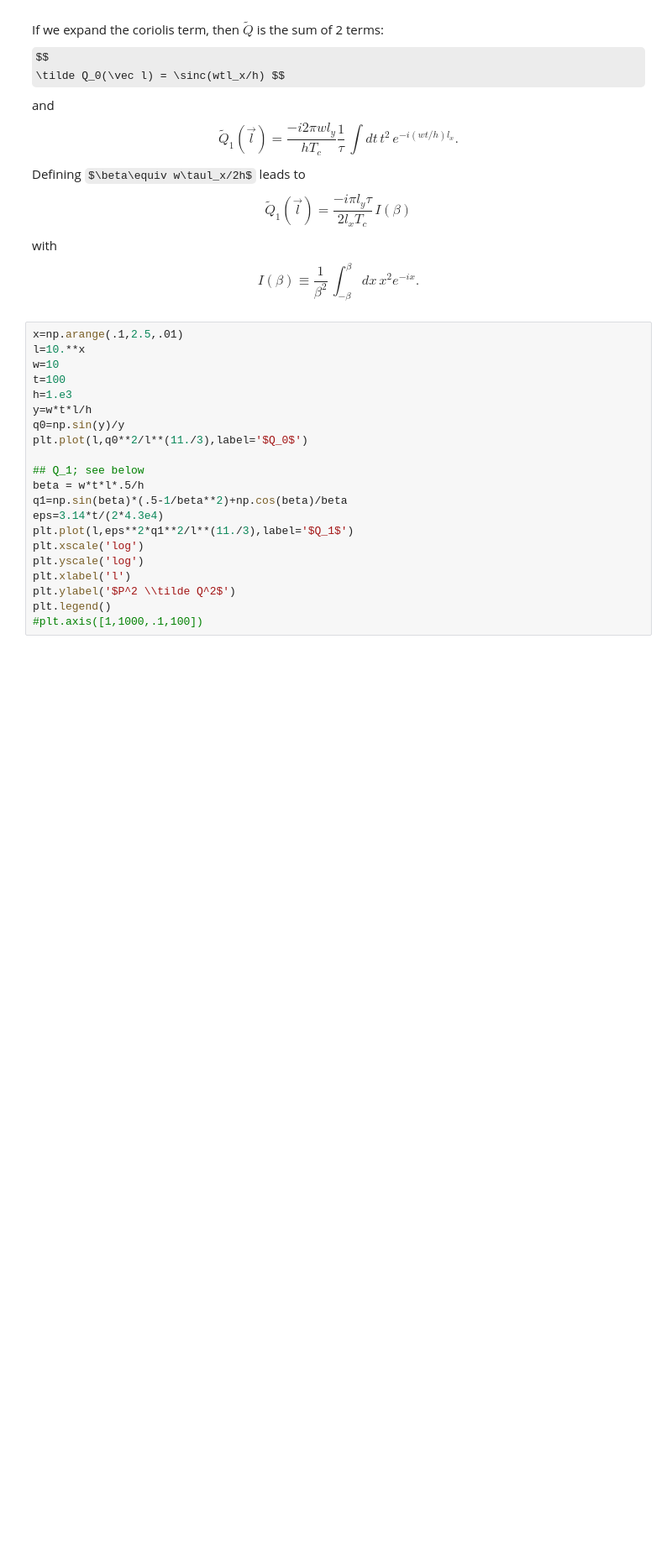
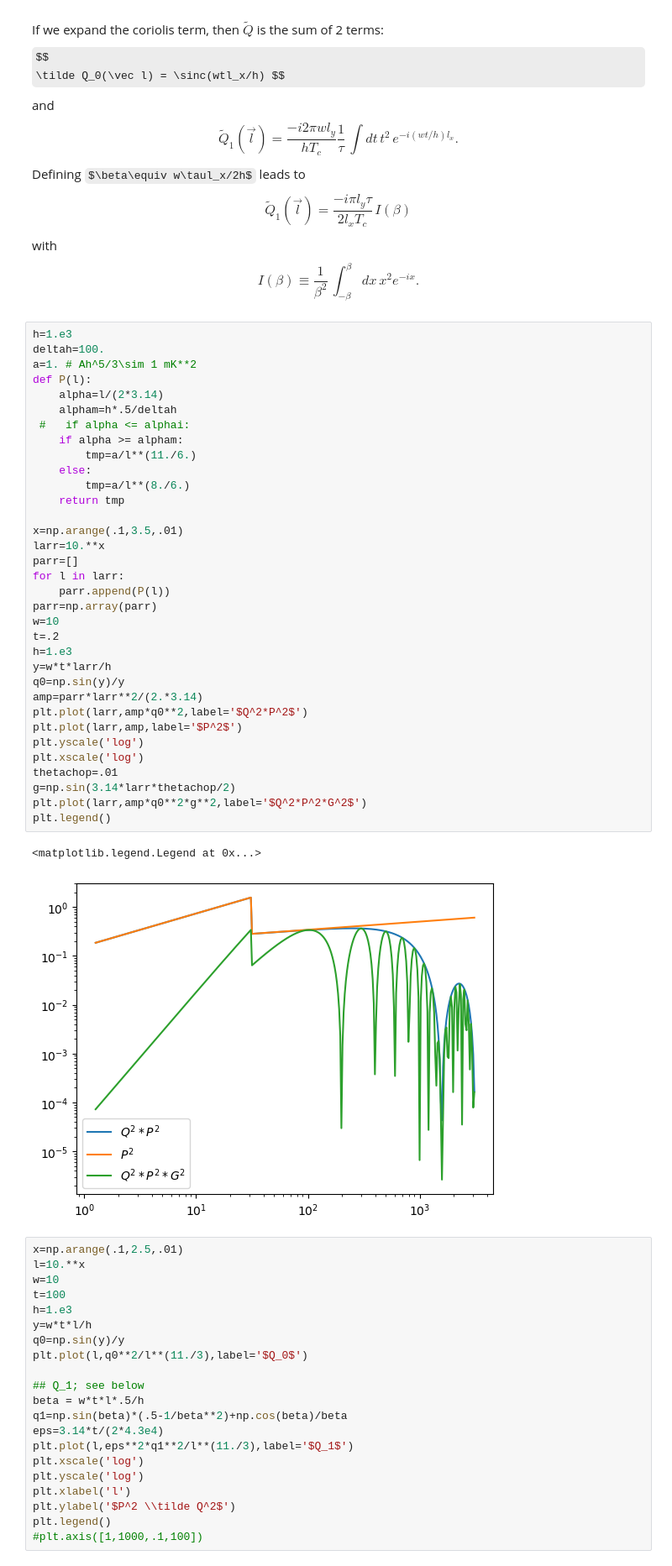
Before and after one commit to dodelson/SPT, a Jupyter notebook: simple.ipynb, the cells around one changed output. Shown at 84% size. Saved outputs shown, nothing was run; the diff lists cells and outputs as text; some formulas as TeX source; blank space fills up the shorter version.

```diff
--- a/simple.ipynb
+++ b/simple.ipynb
@@ -40,6 +40,43 @@ $$
 \tilde Q_1(\vec l) = \frac{-i\pi l_y\tau}{2l_xT_c}\,I(\beta)$$
 with
 $$I(\beta) \equiv \frac1{\beta^2}\,\int_{-\beta}^\beta dx\,x^2 e^{-ix}.$$
+# %%
+h=1.e3
+deltah=100.
+a=1. # Ah^5/3\sim 1 mK**2
+def P(l):
+    alpha=l/(2*3.14)
+    alpham=h*.5/deltah
+ #   if alpha <= alphai:
+    if alpha >= alpham:
+        tmp=a/l**(11./6.)
+    else:
+        tmp=a/l**(8./6.)
+    return tmp
+
+x=np.arange(.1,3.5,.01)
+larr=10.**x
+parr=[]
+for l in larr:
+    parr.append(P(l))
+parr=np.array(parr)
+w=10
+t=.2
+h=1.e3
+y=w*t*larr/h
+q0=np.sin(y)/y
+amp=parr*larr**2/(2.*3.14)
+plt.plot(larr,amp*q0**2,label='$Q^2*P^2$')
+plt.plot(larr,amp,label='$P^2$')
+plt.yscale('log')
+plt.xscale('log')
+thetachop=.01
+g=np.sin(3.14*larr*thetachop/2)
+plt.plot(larr,amp*q0**2*g**2,label='$Q^2*P^2*G^2$')
+plt.legend()
+# %% [output]
+<matplotlib.legend.Legend at 0x...>
+[figure, added]
 # %%
 x=np.arange(.1,2.5,.01)
 l=10.**x
```
